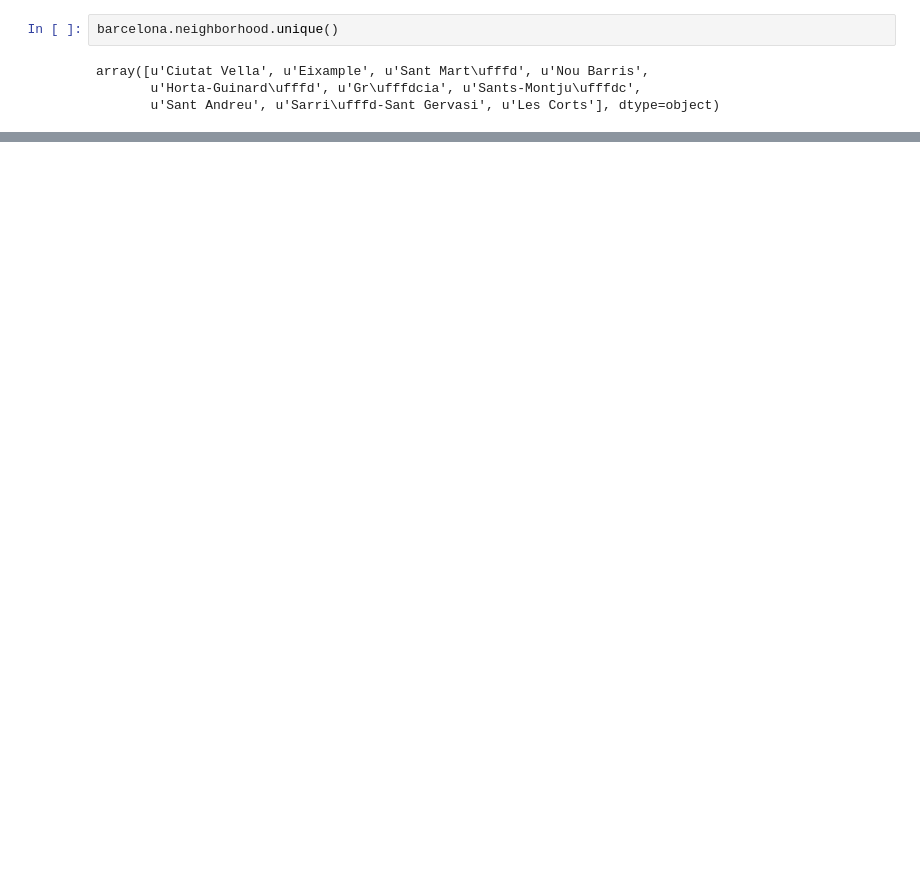
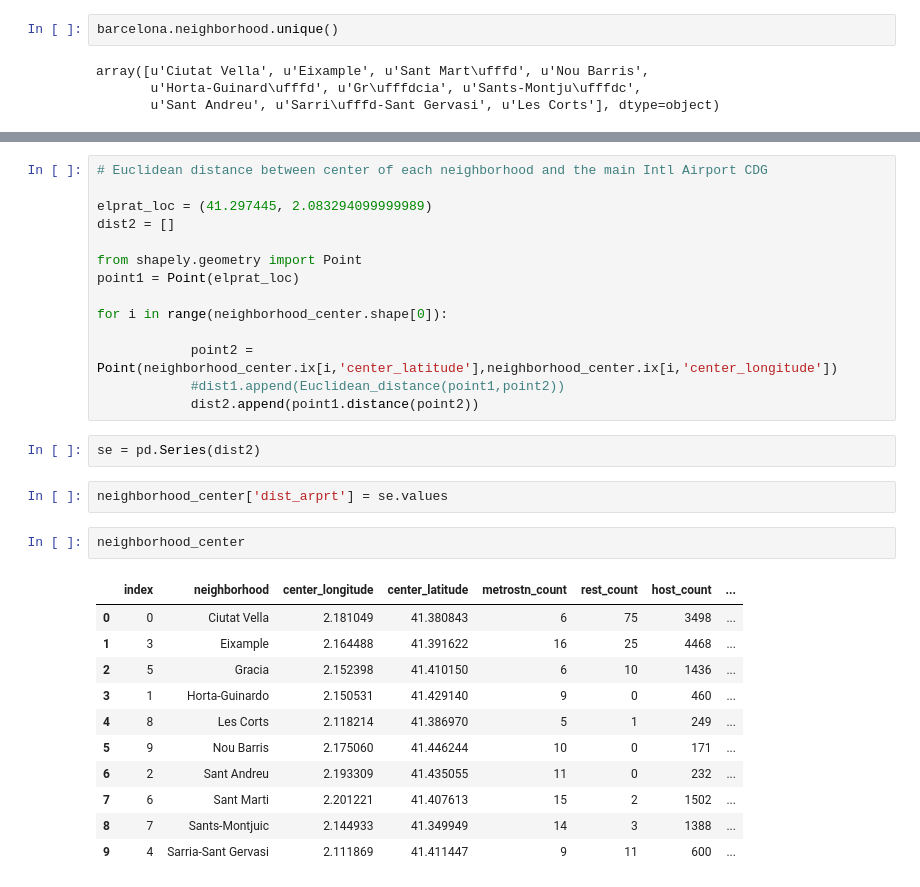
Before and after one commit to Jyojha/DS_Projects, a Jupyter notebook: Airbnb_Data_Munging_Barcelona.ipynb, the cells around one changed output, grey strips where cells are left out. Cells and saved outputs as stored; diff of their text form; blank space fills up the shorter version.

```diff
--- a/Airbnb_Data_Munging_Barcelona.ipynb
+++ b/Airbnb_Data_Munging_Barcelona.ipynb
@@ -43,0 +662,32 @@ array([u'Ciutat Vella', u'Eixample', u'Sant Mart\ufffd', u'Nou Barris',
+# %%
+# Euclidean distance between center of each neighborhood and the main Intl Airport CDG
+
+elprat_loc = (41.297445, 2.083294099999989)
+dist2 = []
+
+from shapely.geometry import Point
+point1 = Point(elprat_loc)
+
+for i in range(neighborhood_center.shape[0]):
+
+            point2 = Point(neighborhood_center.ix[i,'center_latitude'],neighborhood_center.ix[i,'center_longitude'])
+            #dist1.append(Euclidean_distance(point1,point2))
+            dist2.append(point1.distance(point2))
+# %%
+se = pd.Series(dist2)
+# %%
+neighborhood_center['dist_arprt'] = se.values
+# %%
+neighborhood_center
+# %% [output]
+|  | index | neighborhood | center_longitude | center_latitude | metrostn_count | rest_count | host_count | ... |
+| 0 | 0 | Ciutat Vella | 2.181049 | 41.380843 | 6 | 75 | 3498 | ... |
+| 1 | 3 | Eixample | 2.164488 | 41.391622 | 16 | 25 | 4468 | ... |
+| 2 | 5 | Gracia | 2.152398 | 41.410150 | 6 | 10 | 1436 | ... |
+| 3 | 1 | Horta-Guinardo | 2.150531 | 41.429140 | 9 | 0 | 460 | ... |
+| 4 | 8 | Les Corts | 2.118214 | 41.386970 | 5 | 1 | 249 | ... |
+| 5 | 9 | Nou Barris | 2.175060 | 41.446244 | 10 | 0 | 171 | ... |
+| 6 | 2 | Sant Andreu | 2.193309 | 41.435055 | 11 | 0 | 232 | ... |
+| 7 | 6 | Sant Marti | 2.201221 | 41.407613 | 15 | 2 | 1502 | ... |
+| 8 | 7 | Sants-Montjuic | 2.144933 | 41.349949 | 14 | 3 | 1388 | ... |
+| 9 | 4 | Sarria-Sant Gervasi | 2.111869 | 41.411447 | 9 | 11 | 600 | ... |
```
Also changed, not shown: parts of 91 cells of this notebook.
